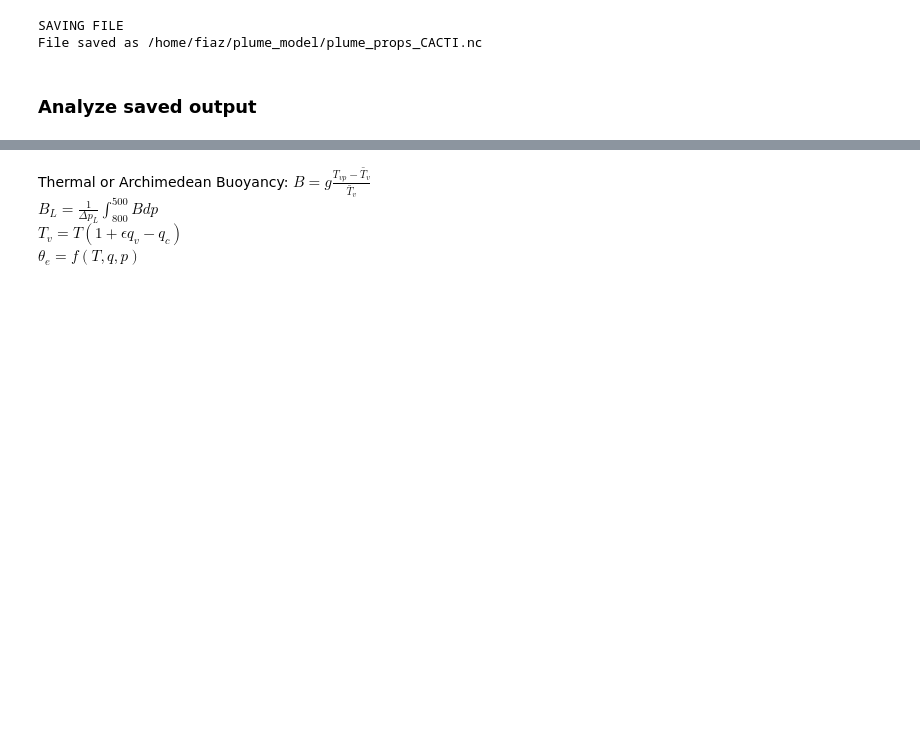
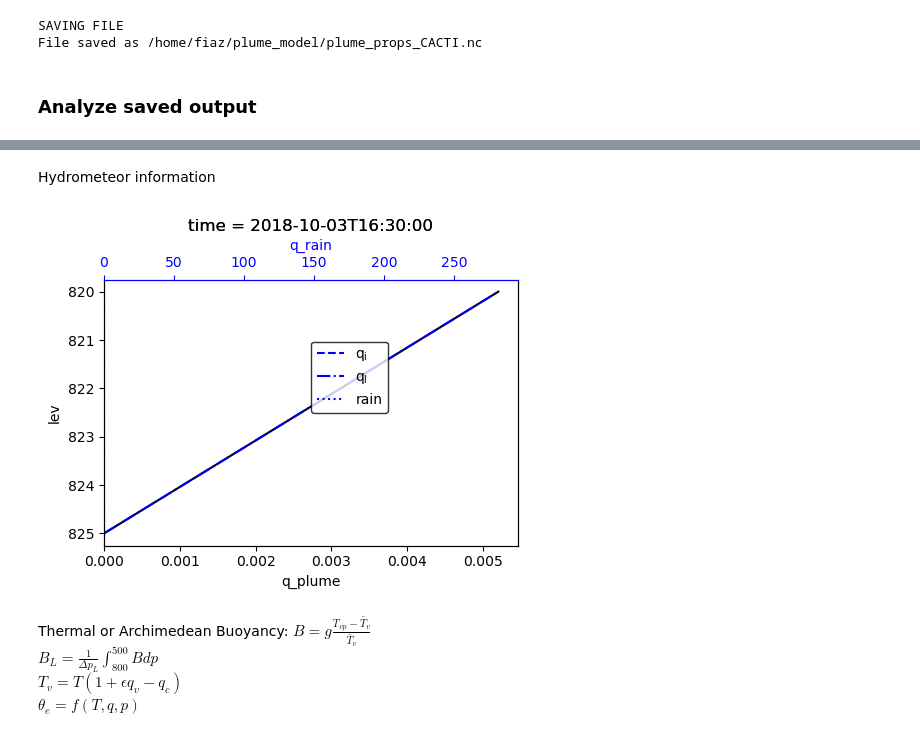
Before and after one commit to climate-systems/plume_model, a Jupyter notebook: run_plume_model.ipynb, the cells around one changed output, grey strips where cells are left out. Saved outputs shown, nothing was run; the diff lists cells and outputs as text; code cells hidden in the pictures; blank space fills up the shorter version.

```diff
--- a/run_plume_model.ipynb
+++ b/run_plume_model.ipynb
@@ -74,3 +96,28 @@ prc = prc.where(prc.time.isin(buoy_lft.time), drop = True)
+# %% [markdown]
+Hydrometeor information
+# %%
+g = 9.8
+fig, axx = plt.subplots(1, 1, figsize = (5,4))
+tidx = 10
+
+ax = axx
+ax2 = ax.twiny()
+ds.q_plume.isel(time = tidx).plot(y = 'lev', yincrease = False, ax = ax, color = 'black')
+ds.qi_plume.isel(time = tidx).plot(y = 'lev', yincrease = False, ax = ax2, c = 'blue', linestyle = '--', label = '$\mathrm{q_i}$')
+ds.ql_plume.isel(time = tidx).plot(y = 'lev', yincrease = False, ax = ax2, c = 'blue', linestyle = '-.', label = '$\mathrm{q_l}$')
+ds.q_rain.isel(time = tidx).plot(y = 'lev', yincrease = False, ax = ax2, c = 'blue', linestyle = ':', label = 'rain')
+
+ax2.spines['top'].set_color('blue')
+ax2.xaxis.label.set_color('blue')
+ax2.tick_params(axis='x', colors='blue')
+ax.set_xlim(left = 0)
+ax2.set_xlim(left = 0)
+leg = ax2.legend(loc = (0.5, 0.5))
+leg.get_frame().set_edgecolor('black')
+
+plt.tight_layout()
+# %% [output]
+[figure, added]
 # %% [markdown]
 Thermal or Archimedean Buoyancy: $ B = g \frac{T_{vp} - \bar{T}_v}{\bar{T}_v}$<br>
 $B_L = \frac{1}{\Delta p_L}\int^{500}_{800} B dp$<br>
```
Also changed, not shown: parts of 10 cells of this notebook, 2 other files.
